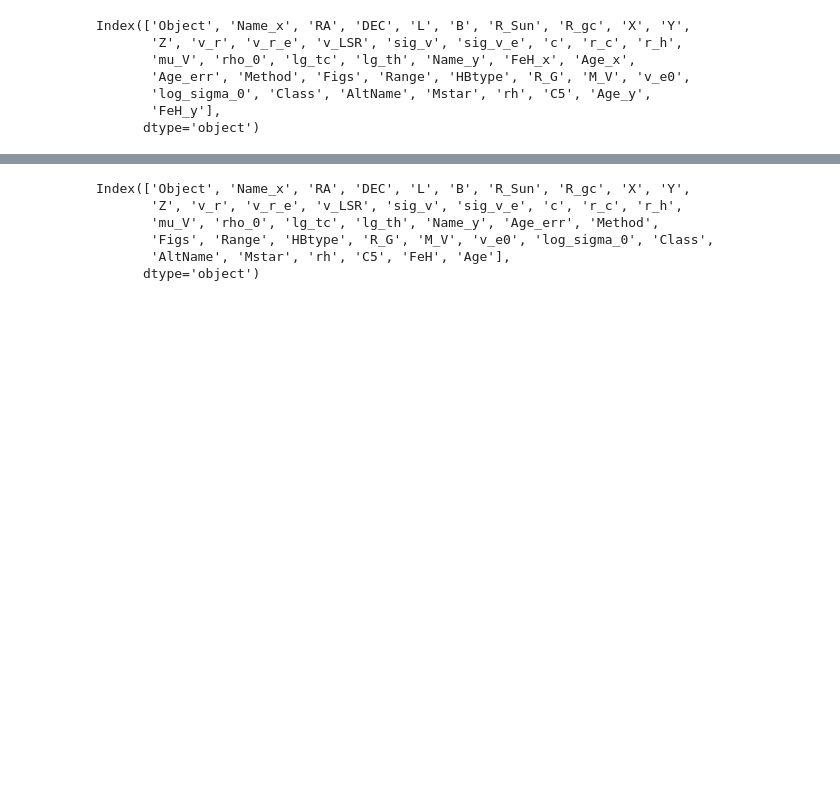
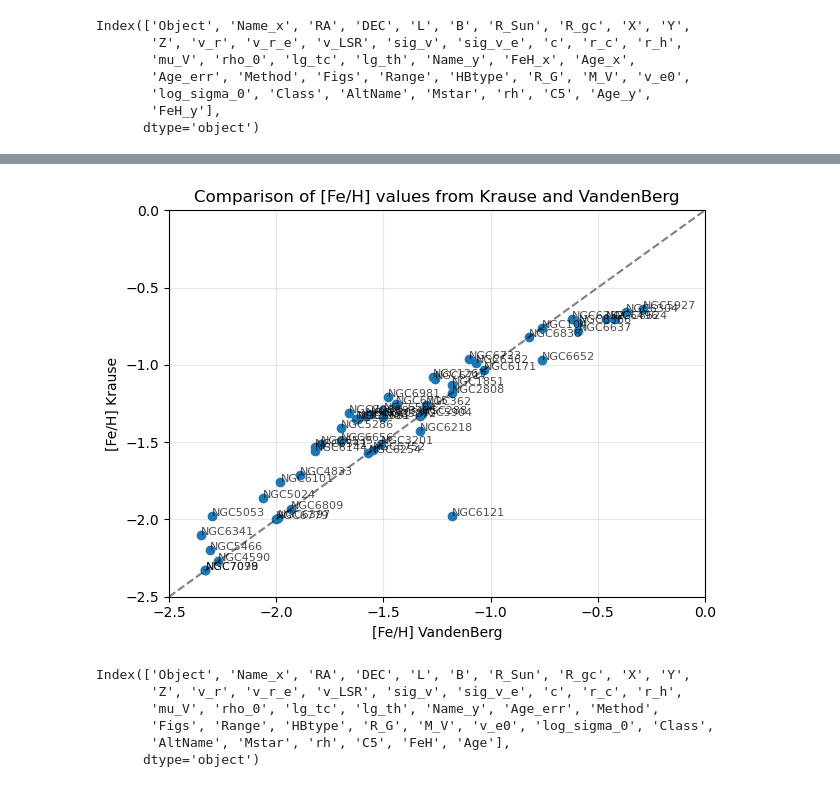
Before and after one commit to sleepdepr1ved/PHYS3116_Team, a Jupyter notebook: 3116.ipynb, the cells around one changed output, grey strips where cells are left out. Drawn from its saved outputs; the diff is of its cells as text; code cells hidden in the pictures; blank space fills up the shorter version.

```diff
--- a/3116.ipynb
+++ b/3116.ipynb
@@ -105,3 +194,22 @@ Index(['Object', 'Name_x', 'RA', 'DEC', 'L', 'B', 'R_Sun', 'R_gc', 'X', 'Y',
+# %%
+# plot the Fe/H values from krause vs vandenberg
+plt.plot(merged_data['FeH_x'], merged_data['FeH_y'], 'o')
+plt.xlabel('[Fe/H] VandenBerg')
+plt.ylabel('[Fe/H] Krause')
+# label points with object names
+for i, txt in enumerate(merged_data['Object']):
+    plt.annotate(txt, (merged_data['FeH_x'][i], merged_data['FeH_y'][i]), fontsize=8, alpha=0.7)
+plt.plot([-2.5, 0], [-2.5, 0], 'k--', alpha=0.5) # 1:1 line
+plt.xlim(-2.5, 0)
+plt.ylim(-2.5, 0)
+plt.grid(alpha=0.3)
+plt.title('Comparison of [Fe/H] values from Krause and VandenBerg')
+plt.tight_layout()
+plt.show()
+
+#there is slight discrepancy between the Fe/H values from the two sources
+# %% [output]
+[figure, added]
 # %%
 # combine the FeH and Age columns from vandenberg and krause by averaging them
 merged_data['FeH'] = merged_data[['FeH_x', 'FeH_y']].mean(axis=1) # average the two FeH columns
```
Also changed, not shown: parts of 12 cells of this notebook.
